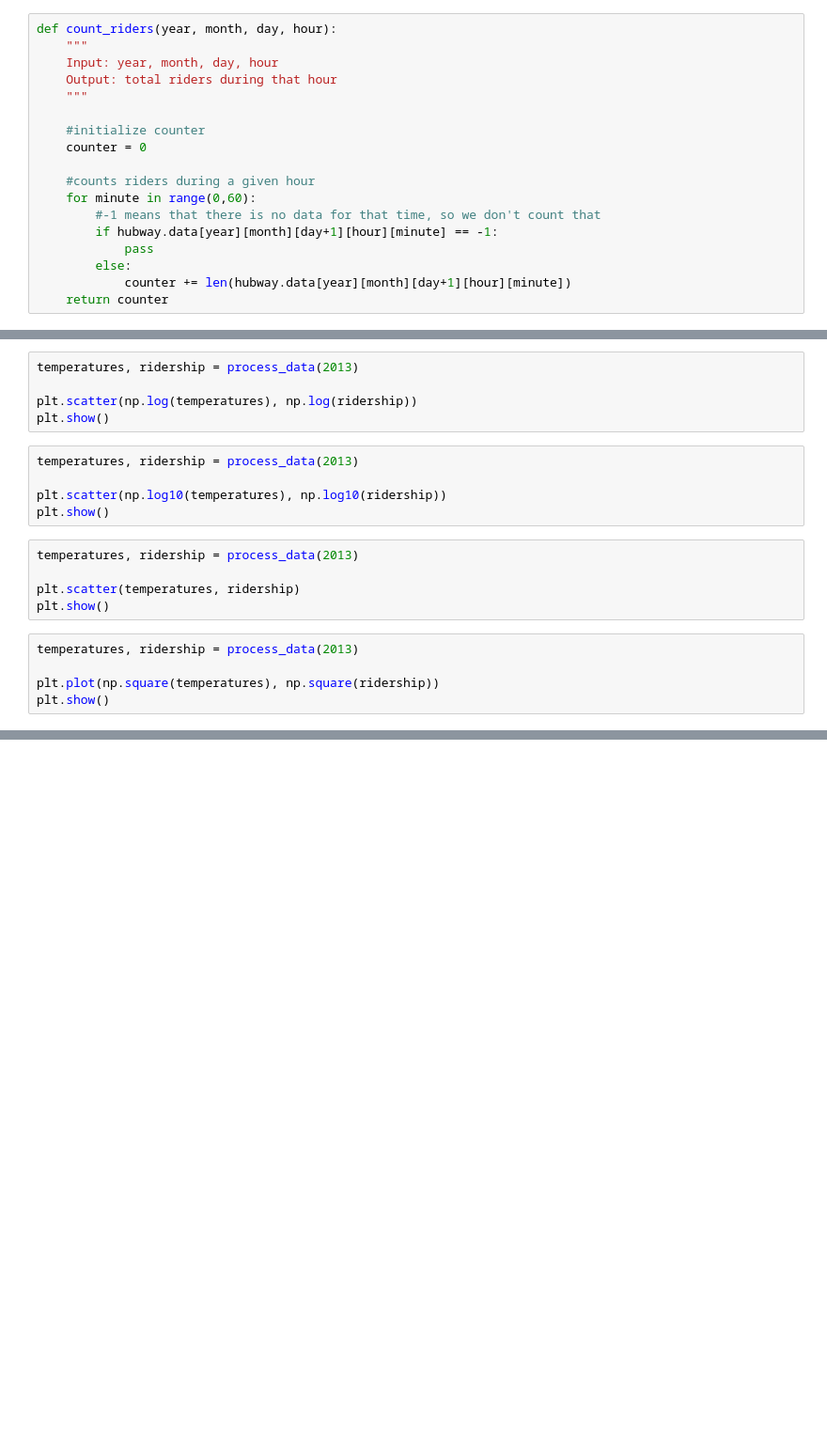
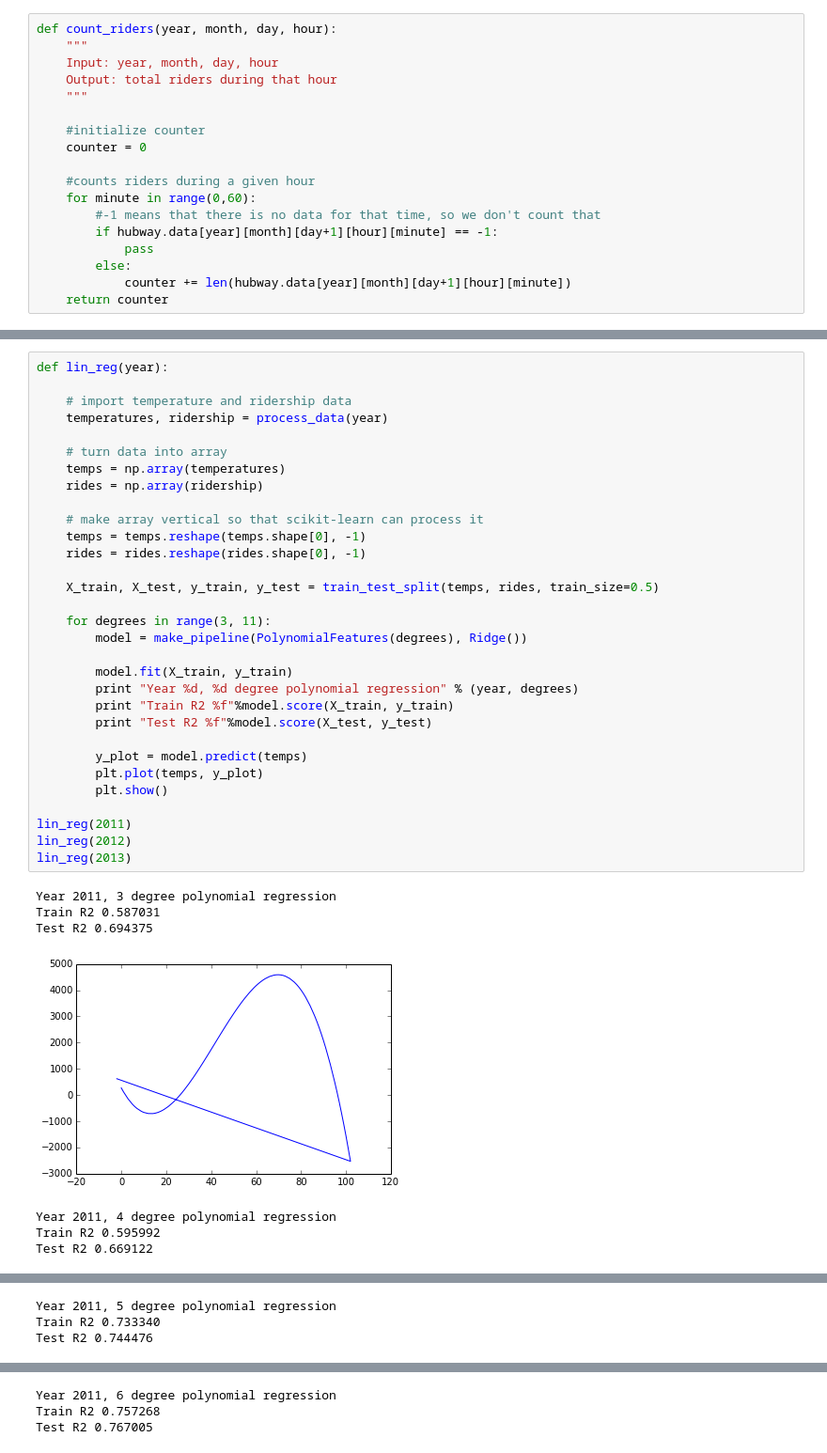
Before and after one commit to mbtaPredict/Main, a Jupyter notebook: lin_reg.ipynb, the cells around one changed output, grey strips where cells are left out. Shown: that part at 94% size. Saved outputs shown, nothing was run; the diff lists cells and outputs as text; blank space fills up the shorter version.

Commit message:
pipeline working

```diff
--- a/lin_reg.ipynb
+++ b/lin_reg.ipynb
@@ -118,20 +124,0 @@ Test R2 0.717079
-# %%
-temperatures, ridership = process_data(2013)
-
-plt.scatter(np.log(temperatures), np.log(ridership))
-plt.show()
-# %%
-temperatures, ridership = process_data(2013)
-
-plt.scatter(np.log10(temperatures), np.log10(ridership))
-plt.show()
-# %%
-temperatures, ridership = process_data(2013)
-
-plt.scatter(temperatures, ridership)
-plt.show()
-# %%
-temperatures, ridership = process_data(2013)
-
-plt.plot(np.square(temperatures), np.square(ridership))
-plt.show()
@@ -137,0 +172,39 @@ plt.show()
+# %%
+def lin_reg(year):
+
+    # import temperature and ridership data
+    temperatures, ridership = process_data(year)
+
+    # turn data into array
+    temps = np.array(temperatures)
+    rides = np.array(ridership)
+
+    # make array vertical so that scikit-learn can process it
+    temps = temps.reshape(temps.shape[0], -1)
+    rides = rides.reshape(rides.shape[0], -1)
+
+    X_train, X_test, y_train, y_test = train_test_split(temps, rides, train_size=0.5)
+
+    for degrees in range(3, 11):
+        model = make_pipeline(PolynomialFeatures(degrees), Ridge())
+
+        model.fit(X_train, y_train)
+        print "Year %d, %d degree polynomial regression" % (year, degrees)
+        print "Train R2 %f"%model.score(X_train, y_train)
+        print "Test R2 %f"%model.score(X_test, y_test)
+
+        y_plot = model.predict(temps)
+        plt.plot(temps, y_plot)
+        plt.show()
+
+lin_reg(2011)
+lin_reg(2012)
+lin_reg(2013)
+# %% [output]
+Year 2011, 3 degree polynomial regression
+Train R2 0.587031
+Test R2 0.694375
+[figure, added]
+Year 2011, 4 degree polynomial regression
+Train R2 0.595992
+Test R2 0.669122
@@ -137,0 +212,3 @@ plt.show()
+Year 2011, 5 degree polynomial regression
+Train R2 0.733340
+Test R2 0.744476
@@ -137,0 +216,3 @@ plt.show()
+Year 2011, 6 degree polynomial regression
+Train R2 0.757268
+Test R2 0.767005
```
Also changed, not shown: parts of 5 cells of this notebook.
